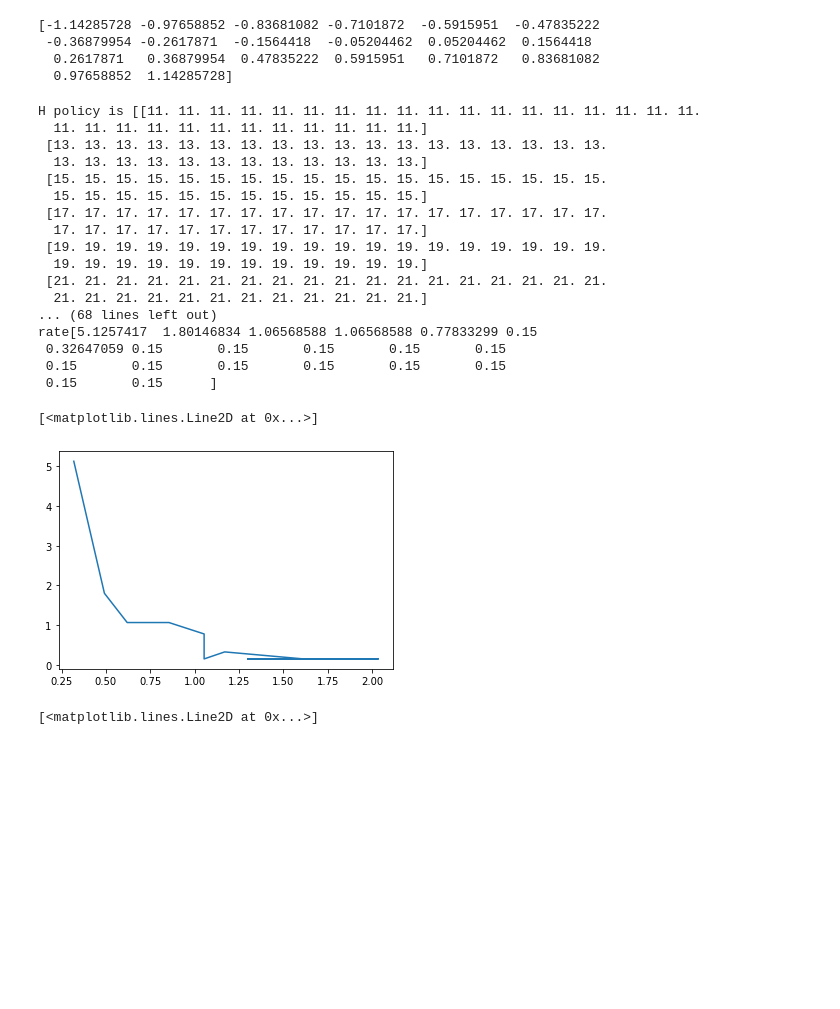
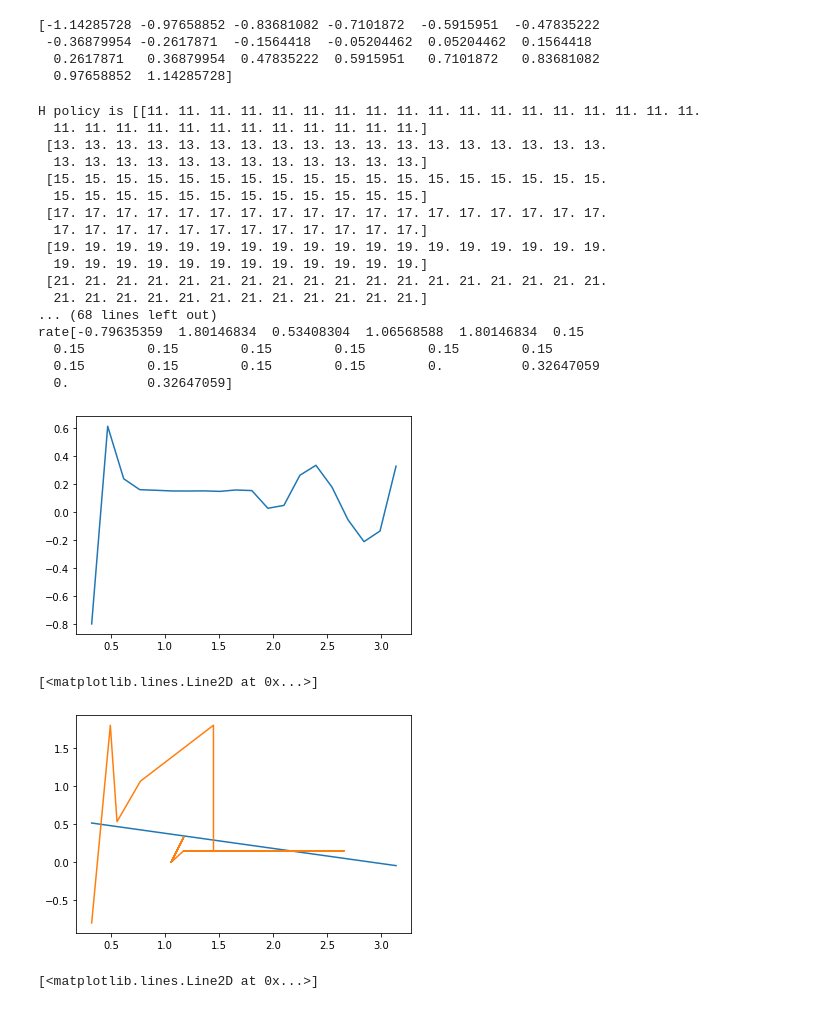
Before and after one commit to CassieYud/CassieYud, a Jupyter notebook: Optimal_Investment.ipynb, the cells around one changed output. Drawn from its saved outputs; the diff is of its cells as text; code cells hidden in the pictures; blank space fills up the shorter version.

Commit message:
plot(incorrect)

```diff
--- a/Optimal_Investment.ipynb
+++ b/Optimal_Investment.ipynb
@@ -81,7 +81,7 @@ value_function = np.zeros((num_z, num_k))
 # no adjustment cost
 H = valueIteration()
 print("H policy is " + str(H))
-k_index = int(0)
+k_index = int(29)
 
 rate_invest = np.zeros(num_z)
 #print(z_index)
@@ -117,40 +117,47 @@ for j in range(num_z):
     #print(H[i][k_index])
     tmp_index = int(z_series[j])
     k_prime_index = int(H[tmp_index][k_index])
     rate_invest[j] = (k_vals[k_prime_index] - (1-delta)*k_vals[k_index])/k_vals[k_index]
     k_index = k_prime_index
 
 
 print("rate" + str(rate_invest))
 #rate_invest
 
 #plt.plot(z_vals, rate_invest,'o')
 m, b = np.polyfit(z_vals, rate_invest, 1)
 
 
-#plt.plot(z_vals, m*z_vals + b)
+# 300 represents number of points to make between T.min and T.max
+xnew = np.linspace(z_vals.min(), z_vals.max(), 20)
+spl = make_interp_spline(z_vals, rate_invest, k=3)  # type: BSpline
+rate_smooth = spl(xnew)
+plt.plot(xnew, rate_smooth)
+plt.show()
 
+plt.plot(z_vals, m*z_vals + b)
 plt.plot(z_series_val,rate_invest)
 # %% [output]
 H policy is [[11. 11. 11. 11. 11. 11. 11. 11. 11. 11. 11. 11. 11. 11. 11. 11. 11. 11.
   11. 11. 11. 11. 11. 11. 11. 11. 11. 11. 11. 11.]
  [13. 13. 13. 13. 13. 13. 13. 13. 13. 13. 13. 13. 13. 13. 13. 13. 13. 13.
   13. 13. 13. 13. 13. 13. 13. 13. 13. 13. 13. 13.]
  [15. 15. 15. 15. 15. 15. 15. 15. 15. 15. 15. 15. 15. 15. 15. 15. 15. 15.
   15. 15. 15. 15. 15. 15. 15. 15. 15. 15. 15. 15.]
  [17. 17. 17. 17. 17. 17. 17. 17. 17. 17. 17. 17. 17. 17. 17. 17. 17. 17.
   17. 17. 17. 17. 17. 17. 17. 17. 17. 17. 17. 17.]
  [19. 19. 19. 19. 19. 19. 19. 19. 19. 19. 19. 19. 19. 19. 19. 19. 19. 19.
   19. 19. 19. 19. 19. 19. 19. 19. 19. 19. 19. 19.]
  [21. 21. 21. 21. 21. 21. 21. 21. 21. 21. 21. 21. 21. 21. 21. 21. 21. 21.
   21. 21. 21. 21. 21. 21. 21. 21. 21. 21. 21. 21.]
 ... (68 lines left out)
-rate[5.1257417  1.80146834 1.06568588 1.06568588 0.77833299 0.15
- 0.32647059 0.15       0.15       0.15       0.15       0.15
- 0.15       0.15       0.15       0.15       0.15       0.15
- 0.15       0.15      ]
+rate[-0.79635359  1.80146834  0.53408304  1.06568588  1.80146834  0.15
+  0.15        0.15        0.15        0.15        0.15        0.15
+  0.15        0.15        0.15        0.15        0.          0.32647059
+  0.          0.32647059]
+[figure, new version]
 [<matplotlib.lines.Line2D at 0x...>]
-[figure, old version]
+[figure, added]
 # %%
 plt.plot(k_vals)
 list_k = np.zeros((num_k,1))
```
Also changed, not shown: parts of 3 cells of this notebook.
